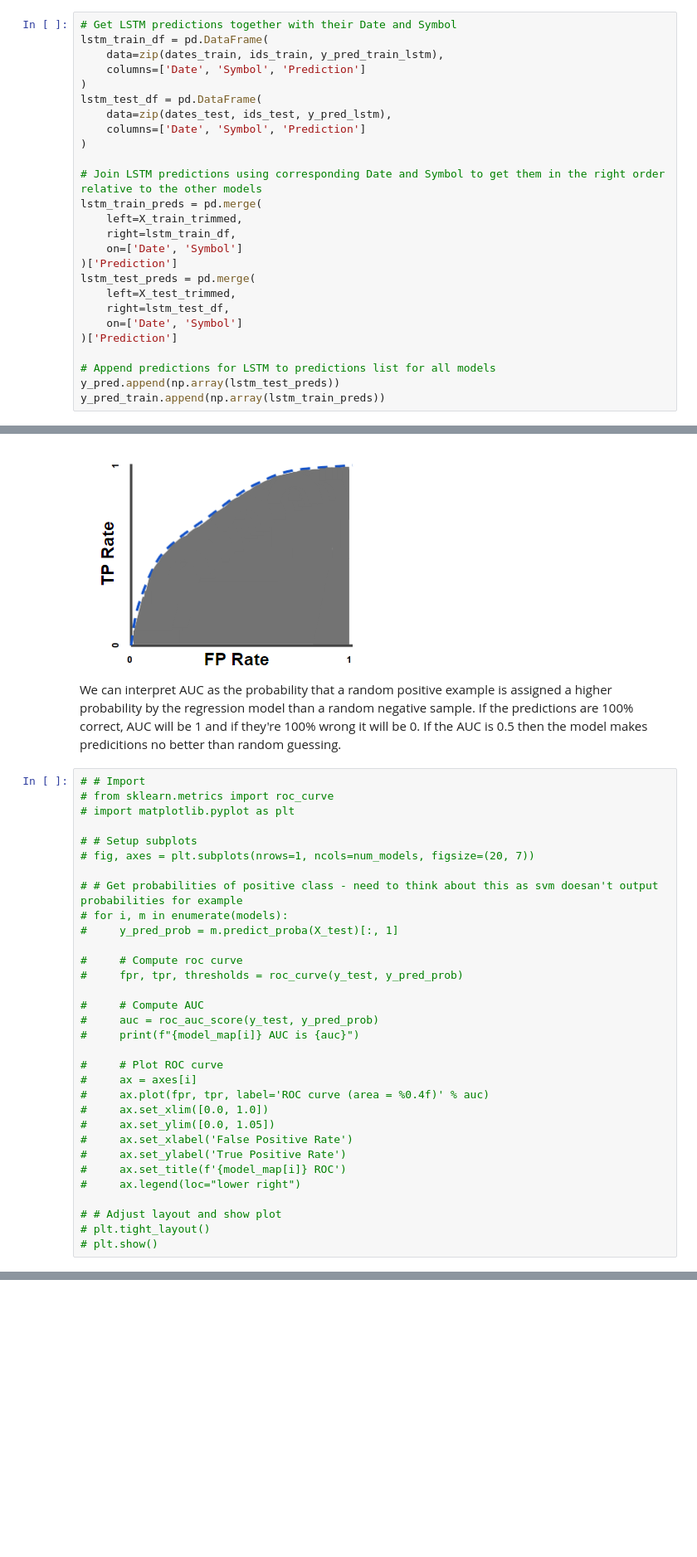
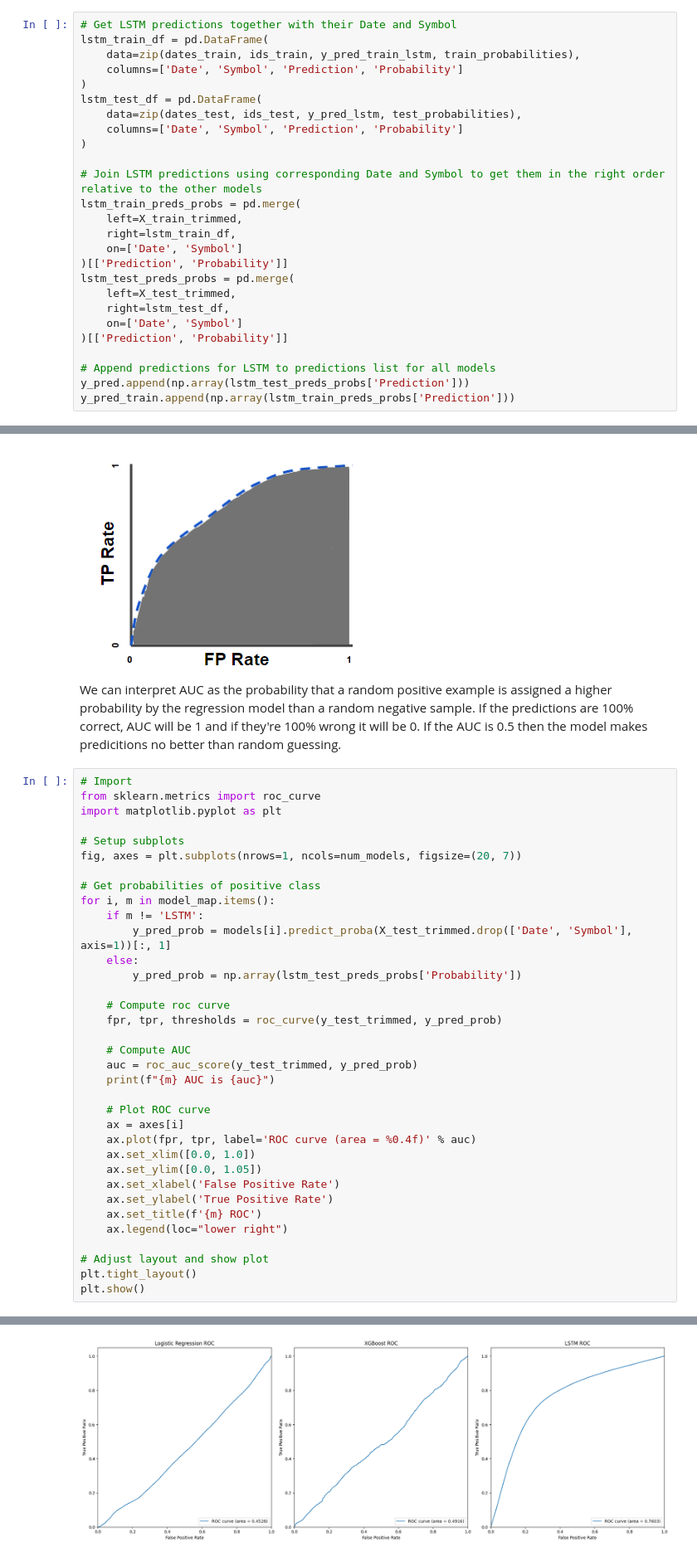
Before and after one commit to ed-churchill/ibm-ml-certificate, a Jupyter notebook: classification/ibm-classification-results-analysis.ipynb, the cells around one changed output, grey strips where cells are left out. Shown at 83% size. Drawn from its saved outputs; the diff is of its cells as text; blank space fills up the shorter version.

```diff
--- a/classification/ibm-classification-results-analysis.ipynb
+++ b/classification/ibm-classification-results-analysis.ipynb
@@ -152,29 +152,29 @@ y_pred_train_lstm = lstm_predict(X_lstm=X_train_lstm, models=models[2:])
 # %%
 # Get LSTM predictions together with their Date and Symbol
 lstm_train_df = pd.DataFrame(
-    data=zip(dates_train, ids_train, y_pred_train_lstm),
-    columns=['Date', 'Symbol', 'Prediction']
+    data=zip(dates_train, ids_train, y_pred_train_lstm, train_probabilities),
+    columns=['Date', 'Symbol', 'Prediction', 'Probability']
 )
 lstm_test_df = pd.DataFrame(
-    data=zip(dates_test, ids_test, y_pred_lstm),
-    columns=['Date', 'Symbol', 'Prediction']
+    data=zip(dates_test, ids_test, y_pred_lstm, test_probabilities),
+    columns=['Date', 'Symbol', 'Prediction', 'Probability']
 )
 
 # Join LSTM predictions using corresponding Date and Symbol to get them in the right order relative to the other models
-lstm_train_preds = pd.merge(
+lstm_train_preds_probs = pd.merge(
     left=X_train_trimmed,
     right=lstm_train_df,
     on=['Date', 'Symbol']
-)['Prediction']
-lstm_test_preds = pd.merge(
+)[['Prediction', 'Probability']]
+lstm_test_preds_probs = pd.merge(
     left=X_test_trimmed,
     right=lstm_test_df,
     on=['Date', 'Symbol']
-)['Prediction']
+)[['Prediction', 'Probability']]
 
 # Append predictions for LSTM to predictions list for all models
-y_pred.append(np.array(lstm_test_preds))
-y_pred_train.append(np.array(lstm_train_preds))
+y_pred.append(np.array(lstm_test_preds_probs['Prediction']))
+y_pred_train.append(np.array(lstm_train_preds_probs['Prediction']))
 # %% [markdown]
 ### Confusion Matrix
 The confusion matrix shows us how our predicted labels compare to our actual labels.
@@ -279,34 +279,38 @@ AUC stands for area under the ROC curve. It gives us an aggregate measure of per
 
 We can interpret AUC as the probability that a random positive example is assigned a higher probability by the regression model than a random negative sample. If the predictions are 100% correct, AUC will be 1 and if they're 100% wrong it will be 0. If the AUC is 0.5 then the model makes predicitions no better than random guessing.
 # %%
-# # Import
-# from sklearn.metrics import roc_curve
-# import matplotlib.pyplot as plt
+# Import
+from sklearn.metrics import roc_curve
+import matplotlib.pyplot as plt
 
-# # Setup subplots
-# fig, axes = plt.subplots(nrows=1, ncols=num_models, figsize=(20, 7))
+# Setup subplots
+fig, axes = plt.subplots(nrows=1, ncols=num_models, figsize=(20, 7))
 
-# # Get probabilities of positive class - need to think about this as svm doesan't output probabilities for example
-# for i, m in enumerate(models):
-#     y_pred_prob = m.predict_proba(X_test)[:, 1]
+# Get probabilities of positive class
+for i, m in model_map.items():
+    if m != 'LSTM':
+        y_pred_prob = models[i].predict_proba(X_test_trimmed.drop(['Date', 'Symbol'], axis=1))[:, 1]
+    else:
+        y_pred_prob = np.array(lstm_test_preds_probs['Probability'])
 
-#     # Compute roc curve
-#     fpr, tpr, thresholds = roc_curve(y_test, y_pred_prob)
+    # Compute roc curve
+    fpr, tpr, thresholds = roc_curve(y_test_trimmed, y_pred_prob)
 
-#     # Compute AUC
-#     auc = roc_auc_score(y_test, y_pred_prob)
-#     print(f"{model_map[i]} AUC is {auc}")
+    # Compute AUC
+    auc = roc_auc_score(y_test_trimmed, y_pred_prob)
+    print(f"{m} AUC is {auc}")
 
-#     # Plot ROC curve
-#     ax = axes[i]
-#     ax.plot(fpr, tpr, label='ROC curve (area = %0.4f)' % auc)
-#     ax.set_xlim([0.0, 1.0])
-#     ax.set_ylim([0.0, 1.05])
-#     ax.set_xlabel('False Positive Rate')
-#     ax.set_ylabel('True Positive Rate')
-#     ax.set_title(f'{model_map[i]} ROC')
-#     ax.legend(loc="lower right")
+    # Plot ROC curve
+    ax = axes[i]
+    ax.plot(fpr, tpr, label='ROC curve (area = %0.4f)' % auc)
+    ax.set_xlim([0.0, 1.0])
+    ax.set_ylim([0.0, 1.05])
+    ax.set_xlabel('False Positive Rate')
+    ax.set_ylabel('True Positive Rate')
+    ax.set_title(f'{m} ROC')
+    ax.legend(loc="lower right")
 
-# # Adjust layout and show plot
-# plt.tight_layout()
-# plt.show()
+# Adjust layout and show plot
+plt.tight_layout()
+plt.show()
+# %% [output]
@@ -313,2 +320,3 @@ We can interpret AUC as the probability that a random positive example is assign
+[figure, added]
 # %% [markdown]
 # Strategies
```
Also changed, not shown: parts of 12 cells of this notebook.
